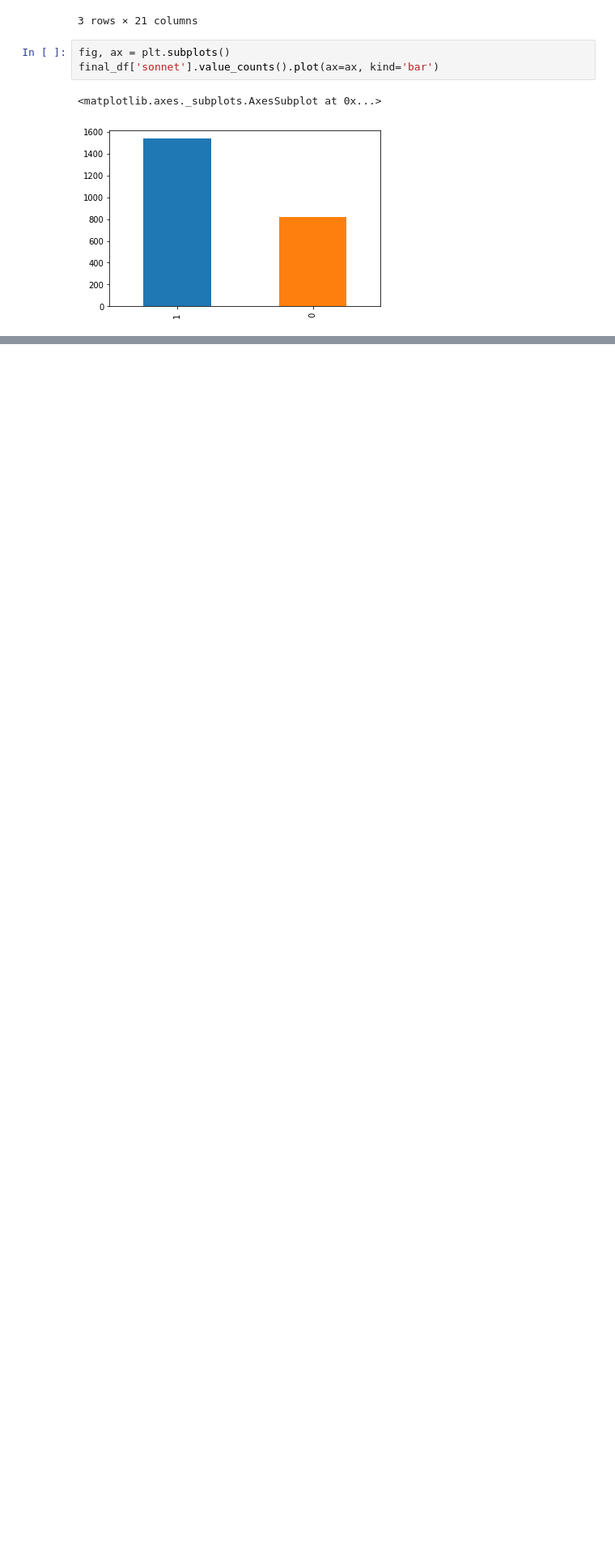
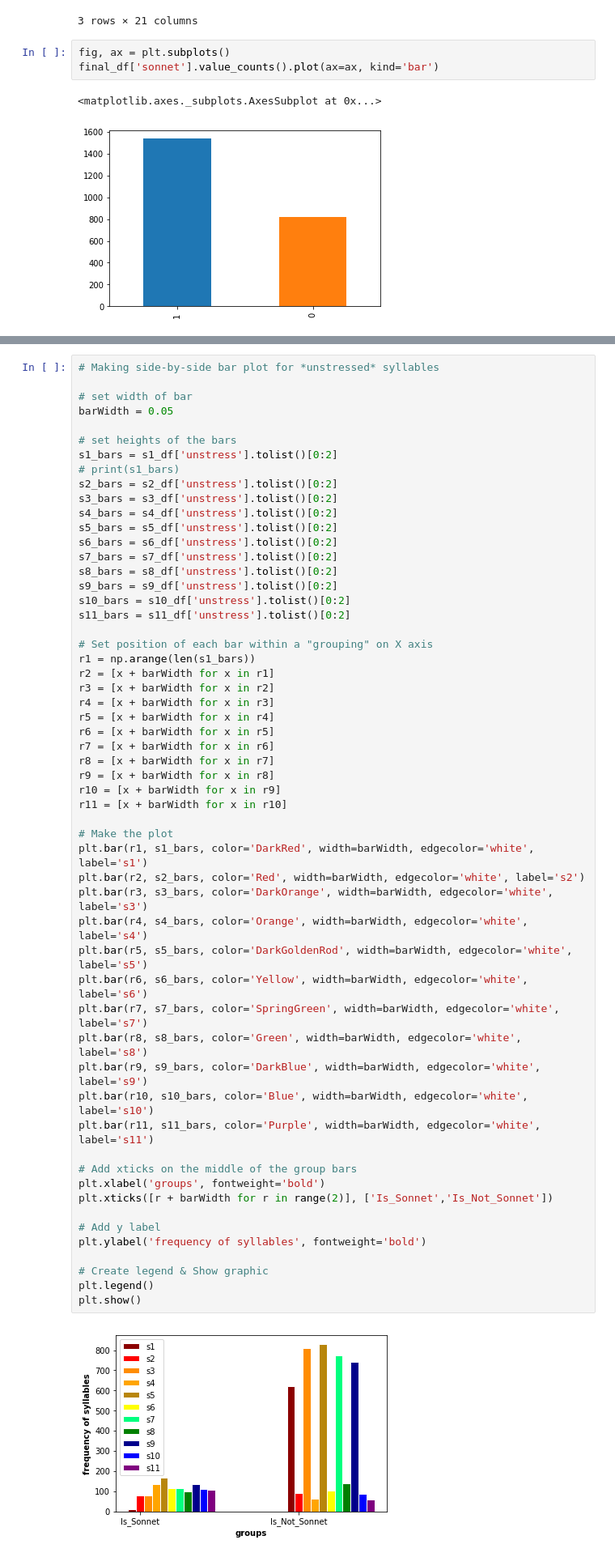
Before and after one commit to amadorschulze92/iambic_songs, a Jupyter notebook: my_graphs.ipynb, the cells around one changed output, grey strips where cells are left out. Shown: that part at 81% size. Saved outputs shown, nothing was run; the diff lists cells and outputs as text; blank space fills up the shorter version.

```diff
--- a/my_graphs.ipynb
+++ b/my_graphs.ipynb
@@ -155,0 +160,58 @@ plt.show()
+# %%
+# Making side-by-side bar plot for *unstressed* syllables
+
+# set width of bar
+barWidth = 0.05
+
+# set heights of the bars
+s1_bars = s1_df['unstress'].tolist()[0:2]
+# print(s1_bars)
+s2_bars = s2_df['unstress'].tolist()[0:2]
+s3_bars = s3_df['unstress'].tolist()[0:2]
+s4_bars = s4_df['unstress'].tolist()[0:2]
+s5_bars = s5_df['unstress'].tolist()[0:2]
+s6_bars = s6_df['unstress'].tolist()[0:2]
+s7_bars = s7_df['unstress'].tolist()[0:2]
+s8_bars = s8_df['unstress'].tolist()[0:2]
+s9_bars = s9_df['unstress'].tolist()[0:2]
+s10_bars = s10_df['unstress'].tolist()[0:2]
+s11_bars = s11_df['unstress'].tolist()[0:2]
+
+# Set position of each bar within a "grouping" on X axis
+r1 = np.arange(len(s1_bars))
+r2 = [x + barWidth for x in r1]
+r3 = [x + barWidth for x in r2]
+r4 = [x + barWidth for x in r3]
+r5 = [x + barWidth for x in r4]
+r6 = [x + barWidth for x in r5]
+r7 = [x + barWidth for x in r6]
+r8 = [x + barWidth for x in r7]
+r9 = [x + barWidth for x in r8]
+r10 = [x + barWidth for x in r9]
+r11 = [x + barWidth for x in r10]
+
+# Make the plot
+plt.bar(r1, s1_bars, color='DarkRed', width=barWidth, edgecolor='white', label='s1')
+plt.bar(r2, s2_bars, color='Red', width=barWidth, edgecolor='white', label='s2')
+plt.bar(r3, s3_bars, color='DarkOrange', width=barWidth, edgecolor='white', label='s3')
+plt.bar(r4, s4_bars, color='Orange', width=barWidth, edgecolor='white', label='s4')
+plt.bar(r5, s5_bars, color='DarkGoldenRod', width=barWidth, edgecolor='white', label='s5')
+plt.bar(r6, s6_bars, color='Yellow', width=barWidth, edgecolor='white', label='s6')
+plt.bar(r7, s7_bars, color='SpringGreen', width=barWidth, edgecolor='white', label='s7')
+plt.bar(r8, s8_bars, color='Green', width=barWidth, edgecolor='white', label='s8')
+plt.bar(r9, s9_bars, color='DarkBlue', width=barWidth, edgecolor='white', label='s9')
+plt.bar(r10, s10_bars, color='Blue', width=barWidth, edgecolor='white', label='s10')
+plt.bar(r11, s11_bars, color='Purple', width=barWidth, edgecolor='white', label='s11')
+
+# Add xticks on the middle of the group bars
+plt.xlabel('groups', fontweight='bold')
+plt.xticks([r + barWidth for r in range(2)], ['Is_Sonnet','Is_Not_Sonnet'])
+
+# Add y label
+plt.ylabel('frequency of syllables', fontweight='bold')
+
+# Create legend & Show graphic
+plt.legend()
+plt.show()
+# %% [output]
+[figure, added]
```
Also changed, not shown: parts of 3 cells of this notebook.
